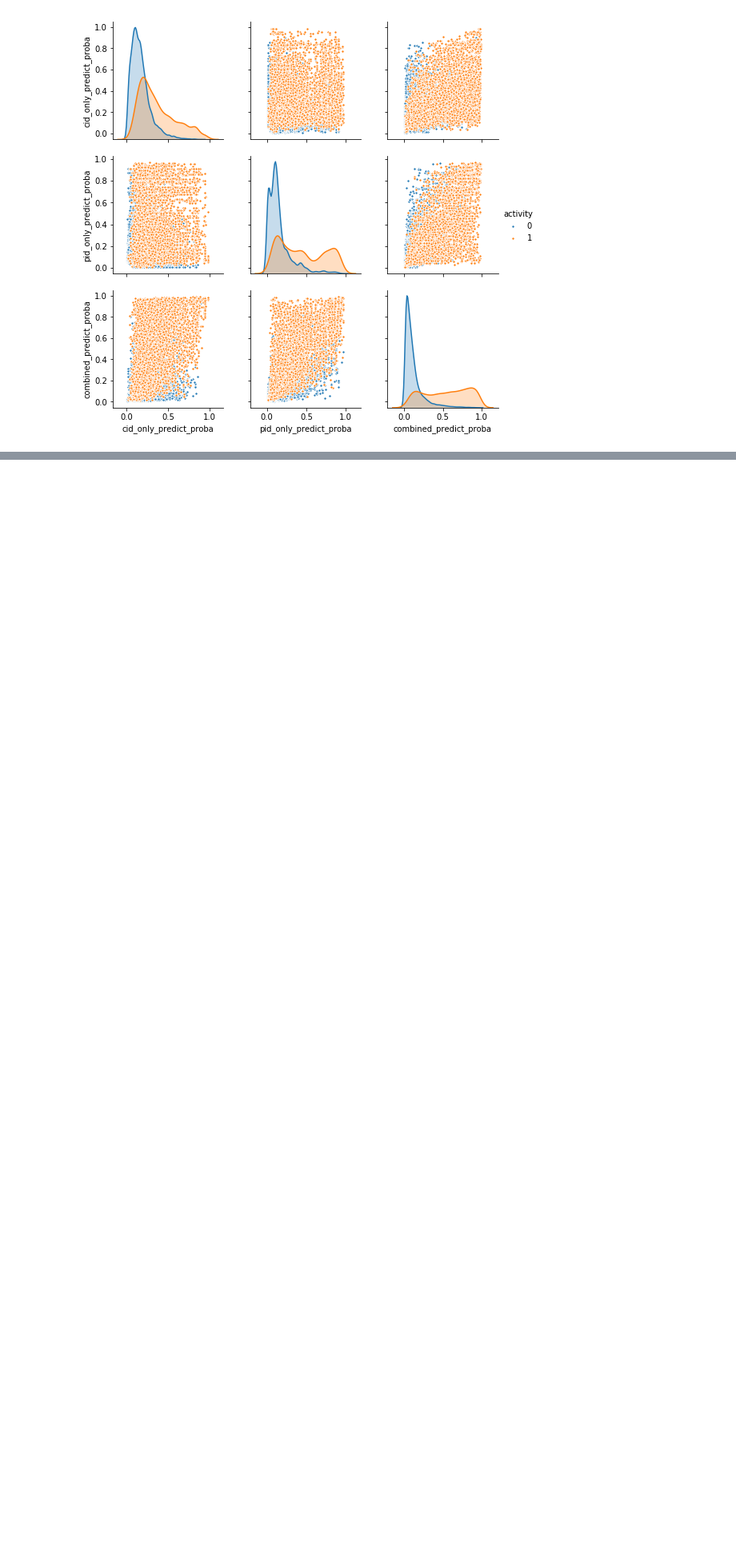
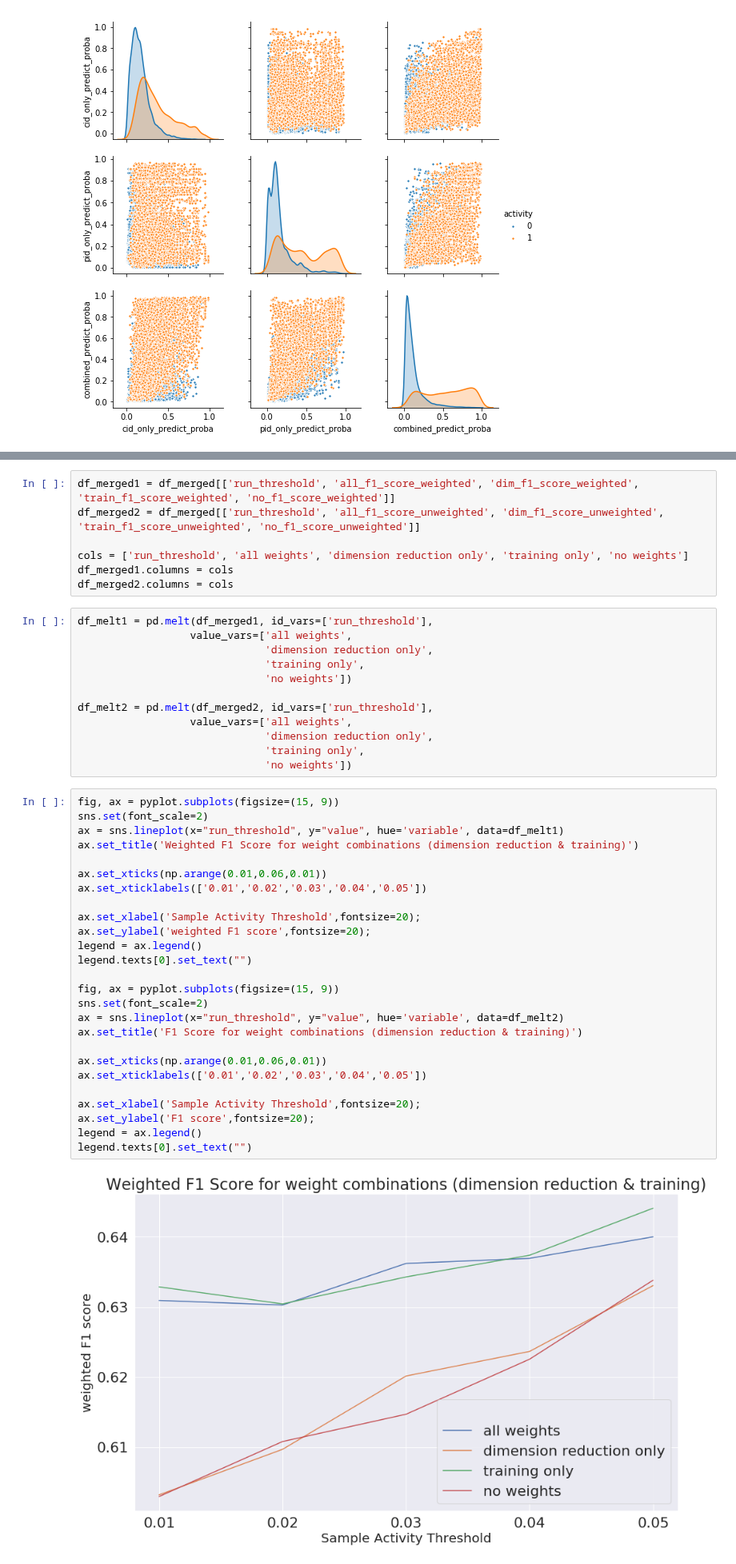
Before and after one commit to BrianDavisMath/FDA-COVID19, a Jupyter notebook: notebooks/model_comparison/model_comparison.ipynb, the cells around one changed output, grey strips where cells are left out. Shown at 80% size. Drawn from its saved outputs; the diff is of its cells as text; blank space fills up the shorter version.

Commit message:
Added may 20th 202 results and a comparison of f1 scores.

```diff
--- a/notebooks/model_comparison/model_comparison.ipynb
+++ b/notebooks/model_comparison/model_comparison.ipynb
@@ -60,0 +102,47 @@ plt.show()
+# %%
+df_merged1 = df_merged[['run_threshold', 'all_f1_score_weighted', 'dim_f1_score_weighted', 'train_f1_score_weighted', 'no_f1_score_weighted']]
+df_merged2 = df_merged[['run_threshold', 'all_f1_score_unweighted', 'dim_f1_score_unweighted', 'train_f1_score_unweighted', 'no_f1_score_unweighted']]
+
+cols = ['run_threshold', 'all weights', 'dimension reduction only', 'training only', 'no weights']
+df_merged1.columns = cols
+df_merged2.columns = cols
+# %%
+df_melt1 = pd.melt(df_merged1, id_vars=['run_threshold'],
+                  value_vars=['all weights',
+                              'dimension reduction only',
+                              'training only',
+                              'no weights'])
+
+df_melt2 = pd.melt(df_merged2, id_vars=['run_threshold'],
+                  value_vars=['all weights',
+                              'dimension reduction only',
+                              'training only',
+                              'no weights'])
+# %%
+fig, ax = pyplot.subplots(figsize=(15, 9))
+sns.set(font_scale=2)
+ax = sns.lineplot(x="run_threshold", y="value", hue='variable', data=df_melt1)
+ax.set_title('Weighted F1 Score for weight combinations (dimension reduction & training)')
+
+ax.set_xticks(np.arange(0.01,0.06,0.01))
+ax.set_xticklabels(['0.01','0.02','0.03','0.04','0.05'])
+
+ax.set_xlabel('Sample Activity Threshold',fontsize=20);
+ax.set_ylabel('weighted F1 score',fontsize=20);
+legend = ax.legend()
+legend.texts[0].set_text("")
+
+fig, ax = pyplot.subplots(figsize=(15, 9))
+sns.set(font_scale=2)
+ax = sns.lineplot(x="run_threshold", y="value", hue='variable', data=df_melt2)
+ax.set_title('F1 Score for weight combinations (dimension reduction & training)')
+
+ax.set_xticks(np.arange(0.01,0.06,0.01))
+ax.set_xticklabels(['0.01','0.02','0.03','0.04','0.05'])
+
+ax.set_xlabel('Sample Activity Threshold',fontsize=20);
+ax.set_ylabel('F1 score',fontsize=20);
+legend = ax.legend()
+legend.texts[0].set_text("")
+# %% [output]
+[figure, added]
```
Also changed, not shown: parts of 6 cells of this notebook, 49 other files.
